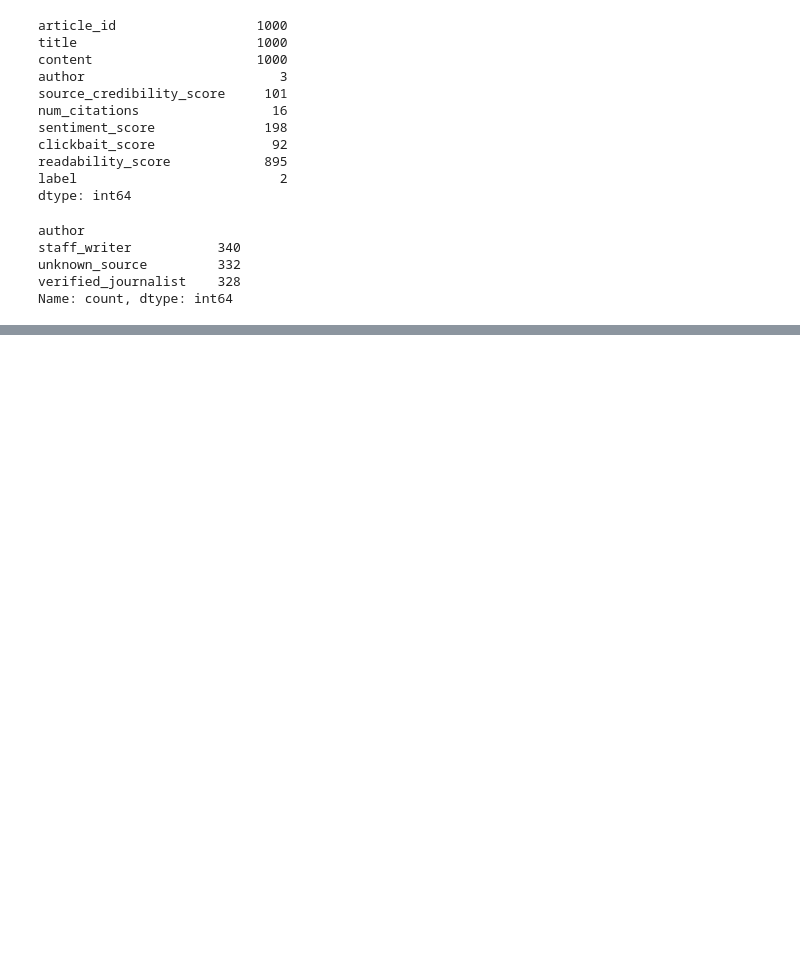
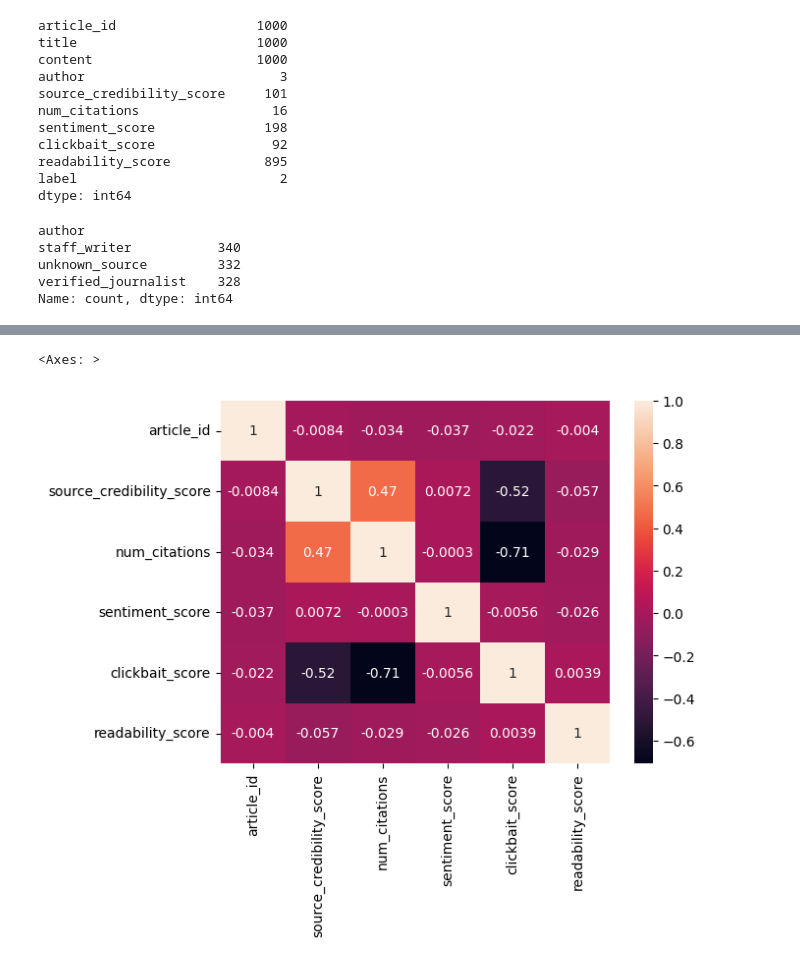
Before and after one commit to BinaryWhizz/Data-Analysis, a Jupyter notebook: Data Analysis 06/01.ipynb, the cells around one changed output, grey strips where cells are left out. Drawn from its saved outputs; the diff is of its cells as text; code cells hidden in the pictures; blank space fills up the shorter version.

```diff
--- a/Data Analysis 06/01.ipynb
+++ b/Data Analysis 06/01.ipynb
@@ -123,0 +172,8 @@ df.sample(5)        # random 5 rows
+# %%
+# C. Correlation
+
+corr = df.corr(numeric_only=True)
+sns.heatmap(corr, annot=True)
+# %% [output]
+<Axes: >
+[figure, added]
```
Also changed, not shown: parts of 11 cells of this notebook.
